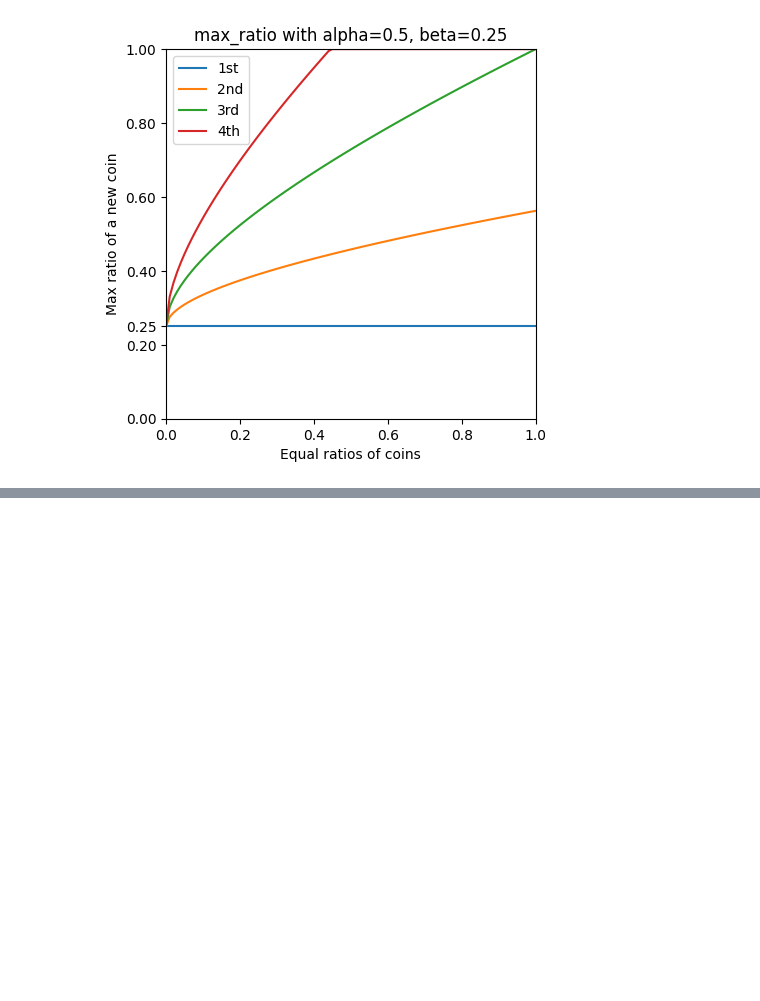
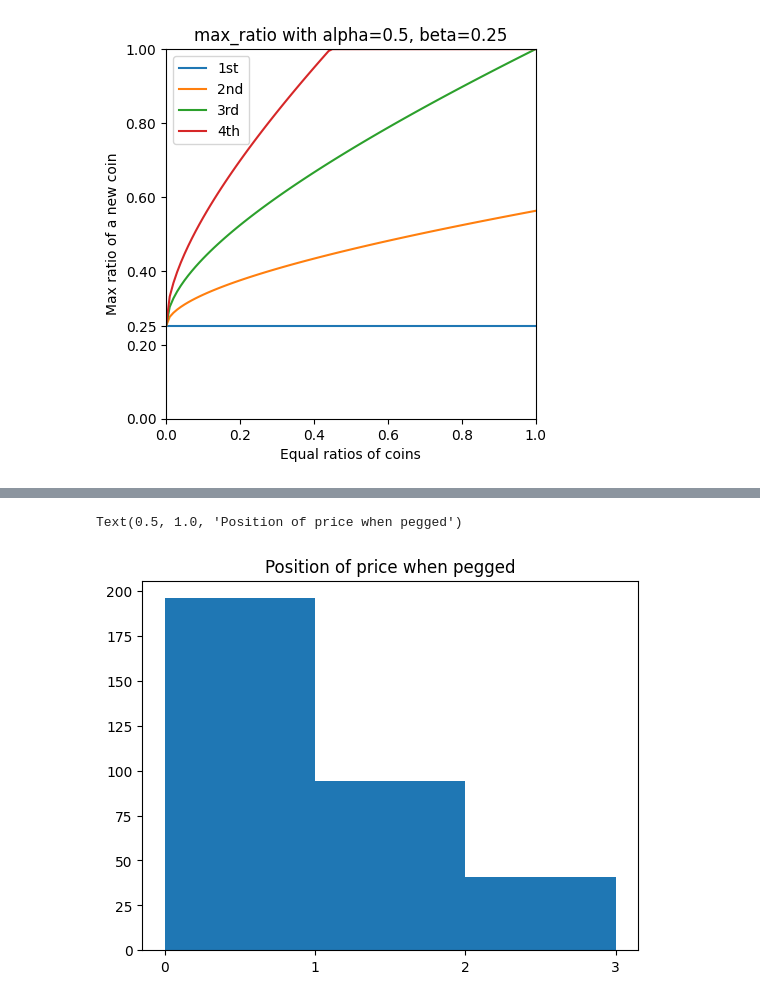
Before and after one commit to curvefi/curve-stablecoin-researches, a Jupyter notebook: peg_keeper/peg_keeper_debt_ratio_limit.ipynb, the cells around one changed output, grey strips where cells are left out. Saved outputs shown, nothing was run; the diff lists cells and outputs as text; code cells hidden in the pictures; blank space fills up the shorter version.

```diff
--- a/peg_keeper/peg_keeper_debt_ratio_limit.ipynb
+++ b/peg_keeper/peg_keeper_debt_ratio_limit.ipynb
@@ -270,0 +307,36 @@ plt.show()
+# %%
+async def await_price(price):
+    return price if isinstance(price, int) else await price
+async def reorder_prices(prices):
+    return [[await await_price(prices[i][j]) for i in range(len(prices))] for j in range(len(prices[0]))]
+prices_before = await reorder_prices(prices_before)
+prices_after = await reorder_prices(prices_after)
+oracles_before = await reorder_prices(oracles_before)
+oracles_after = await reorder_prices(oracles_after)
+# %%
+price_deviations, price_dips = [], []
+for i, block in enumerate(block_nums):
+    if block < block_start:
+        continue
+    for j, key in enumerate(PEG_KEEPERS.keys()):
+        if (i == 0 and cum_sums[j][i] > 0) or (i > 0 and cum_sums[j][i] > cum_sums[j][i - 1]):  # Provide
+            price_deviations.append(
+                (abs(prices_before[j][i] - oracles_before[j][i]) / 10 ** 18, block, key)
+            )
+            price = oracles_before[j][i]
+            others = [oracles_before[k][i] for k in range(len(PEG_KEEPERS)) if k != j]
+            pos = len([p for p in others if p > price])
+            price_dips.append(
+                # (price, pos, dip, block, key)
+                (price, pos, (price - max(*others)) / 10 ** 18 if pos == 0 else 0, block, key)
+            )
+# %%
+from matplotlib.ticker import MaxNLocator
+counts, bins = np.histogram([dip[1] for dip in price_dips], bins=list(range(len(PEG_KEEPERS))))
+ax = plt.figure().gca()
+ax.xaxis.set_major_locator(MaxNLocator(integer=True))
+ax.hist(bins[:-1], bins, weights=counts)
+ax.set_title("Position of price when pegged")
+# %% [output]
+Text(0.5, 1.0, 'Position of price when pegged')
+[figure, added]
```
Also changed, not shown: parts of 10 cells of this notebook, 3 other files.
